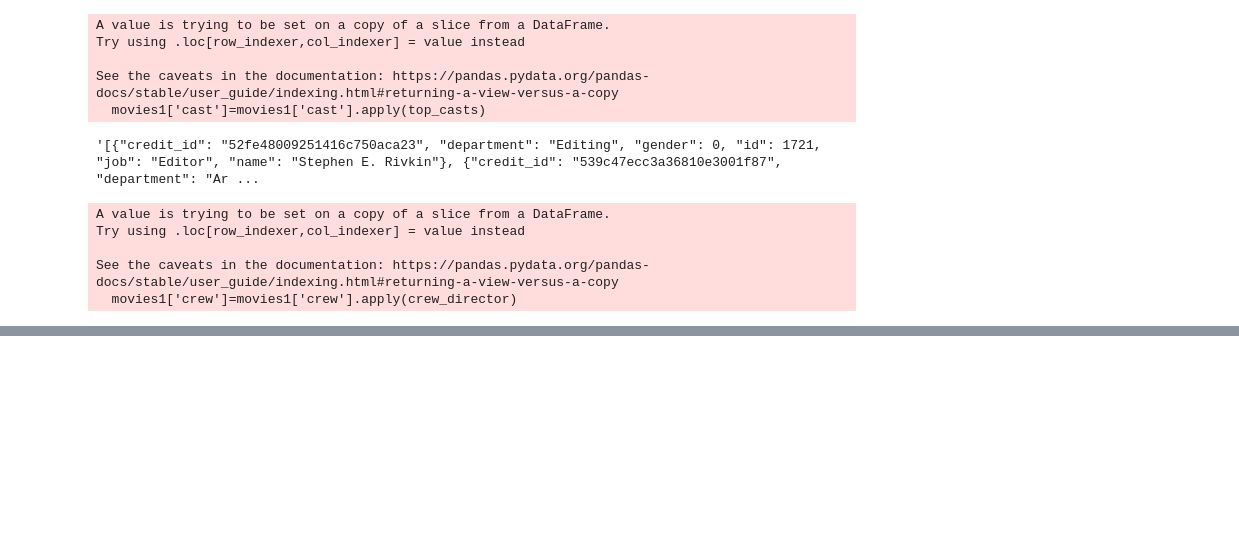
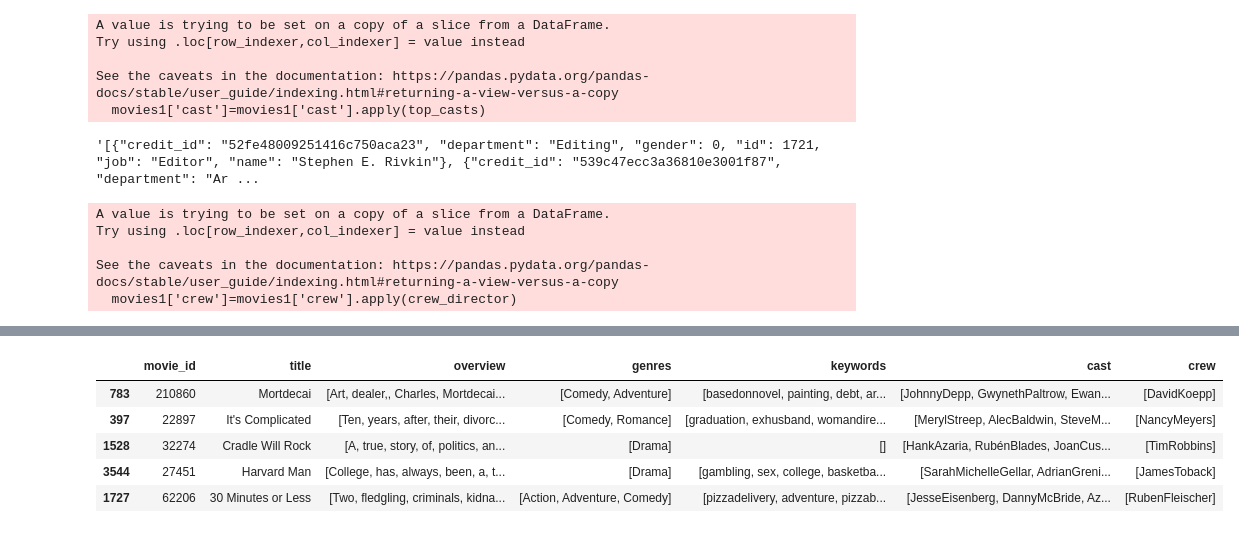
Before and after one commit to Samirlamichhane10/movie_recommendation, a Jupyter notebook: movie/movie_recommendation.ipynb, the cells around one changed output, grey strips where cells are left out. Drawn from its saved outputs; the diff is of its cells as text; code cells hidden in the pictures; blank space fills up the shorter version.

```diff
--- a/movie/movie_recommendation.ipynb
+++ b/movie/movie_recommendation.ipynb
@@ -152,0 +182,4 @@ movies1.sample(5)
+# %%
+movies1['overview'].isnull().sum()
+movies1['overview']=movies1['overview'].fillna('')
+movies1['overview']= movies1['overview'].apply(lambda x:x.split())
@@ -152,0 +197,9 @@ movies1.sample(5)
+# %%
+movies1.sample(5)
+# %% [output]
+|  | movie_id | title | overview | genres | keywords | cast | crew |
+| 783 | 210860 | Mortdecai | [Art, dealer,, Charles, Mortdecai... | [Comedy, Adventure] | [basedonnovel, painting, debt, ar... | [JohnnyDepp, GwynethPaltrow, Ewan... | [DavidKoepp] |
+| 397 | 22897 | It's Complicated | [Ten, years, after, their, divorc... | [Comedy, Romance] | [graduation, exhusband, womandire... | [MerylStreep, AlecBaldwin, SteveM... | [NancyMeyers] |
+| 1528 | 32274 | Cradle Will Rock | [A, true, story, of, politics, an... | [Drama] | [] | [HankAzaria, RubénBlades, JoanCus... | [TimRobbins] |
+| 3544 | 27451 | Harvard Man | [College, has, always, been, a, t... | [Drama] | [gambling, sex, college, basketba... | [SarahMichelleGellar, AdrianGreni... | [JamesToback] |
+| 1727 | 62206 | 30 Minutes or Less | [Two, fledgling, criminals, kidna... | [Action, Adventure, Comedy] | [pizzadelivery, adventure, pizzab... | [JesseEisenberg, DannyMcBride, Az... | [RubenFleischer] |
```
Also changed, not shown: parts of 6 cells of this notebook.
